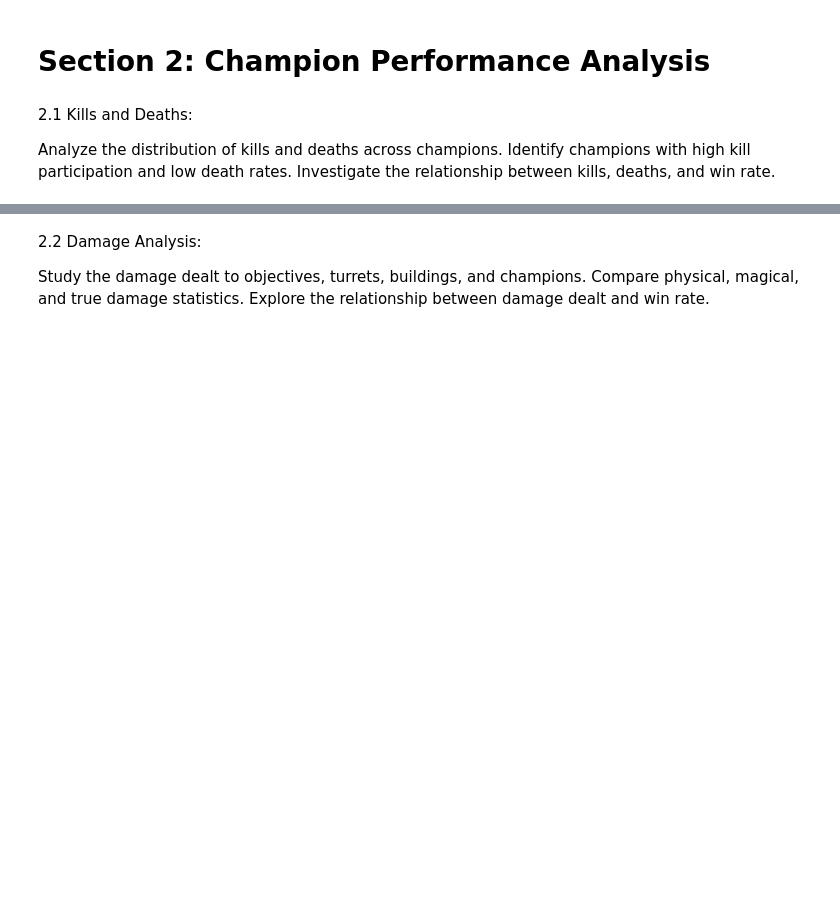
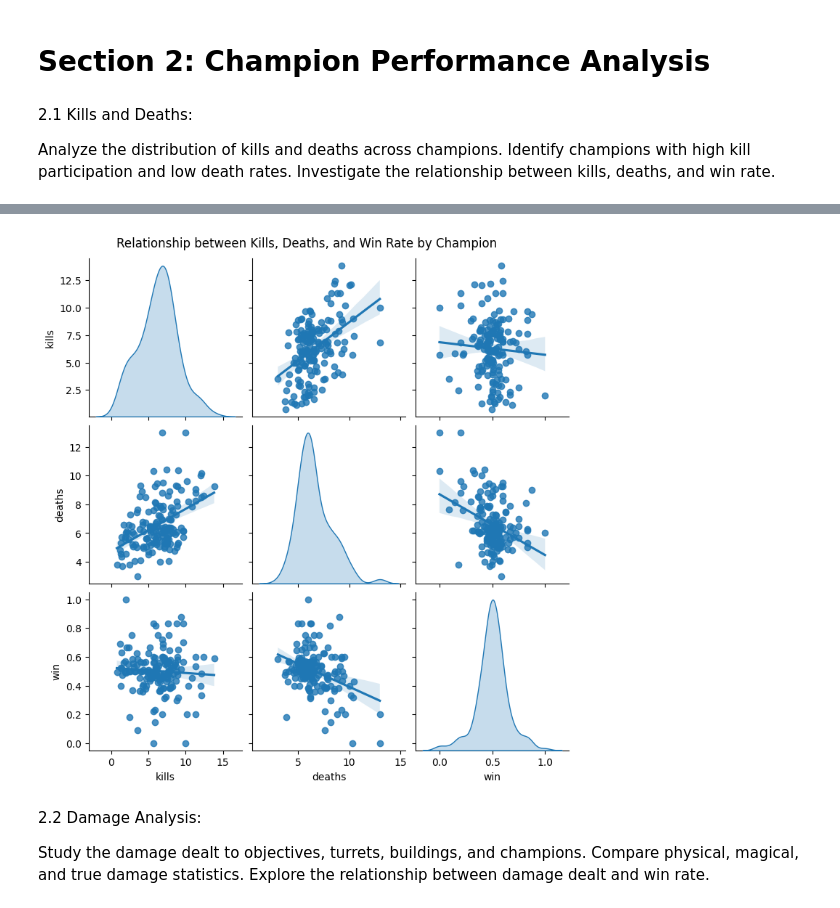
Before and after one commit to sushiselite/League-DA, a Jupyter notebook: EDA/Notebook.ipynb, the cells around one changed output, grey strips where cells are left out. Saved outputs shown, nothing was run; the diff lists cells and outputs as text; code cells hidden in the pictures; blank space fills up the shorter version.

```diff
--- a/EDA/Notebook.ipynb
+++ b/EDA/Notebook.ipynb
@@ -301,3 +353,13 @@ Investigate the relationship between kills, deaths, and win rate.
+# %%
+# Calculate average kills, deaths and win rate for each champion
+average_kills_deaths_winrate = df.groupby('championName').agg({'kills': 'mean', 'deaths': 'mean', 'win': 'mean'})
+
+# Plotting relationships
+sns.pairplot(average_kills_deaths_winrate, kind="reg", diag_kind="kde")
+plt.suptitle('Relationship between Kills, Deaths, and Win Rate by Champion', y=1.02)
+plt.show()
+# %% [output]
+[figure, added]
 # %% [markdown]
 2.2 Damage Analysis:
 
```
Also changed, not shown: parts of 10 cells of this notebook.
